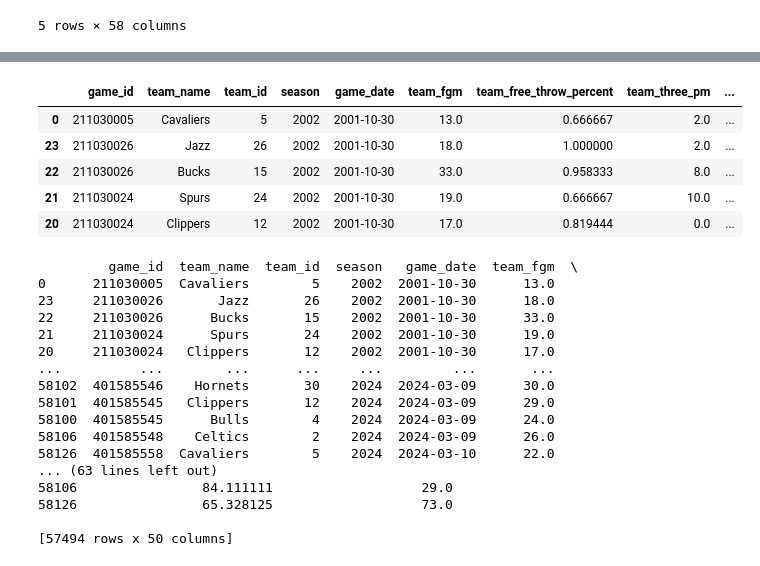
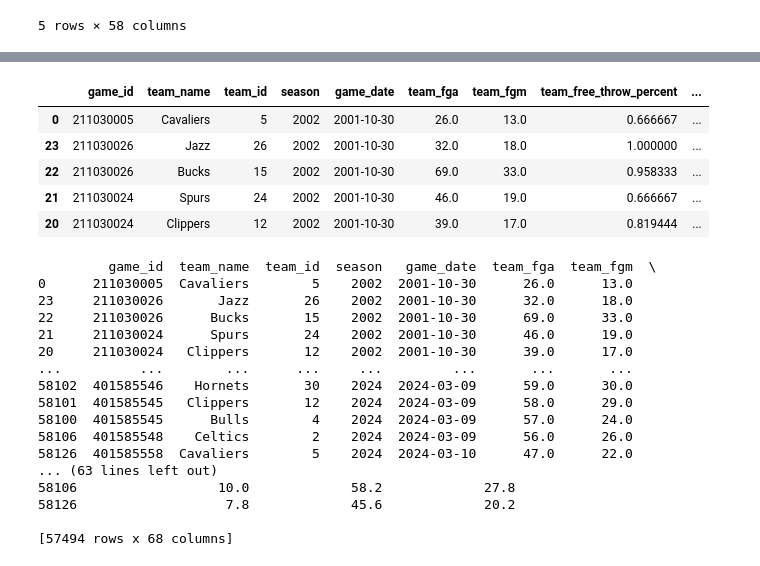
Before and after one commit to JoelManYunLee/Raptors_3_point_predictor, a Jupyter notebook: get_starter_data.ipynb, the cells around one changed output, grey strips where cells are left out. Saved outputs shown, nothing was run; the diff lists cells and outputs as text; code cells hidden in the pictures.

```diff
--- a/get_starter_data.ipynb
+++ b/get_starter_data.ipynb
@@ -68,6 +68,6 @@ box_score_df['possessions'] = box_score_df['field_goals_attempted'] + (0.44 * bo
 box_score_df['orating'] = 100 * (box_score_df['points']/box_score_df['possessions'])
 # %%
 # Filtering the dataframe for necessary columns
-box_score_df_filtered = box_score_df[['game_id','game_date', 'season', 'season_type', 'athlete_display_name','team_name', 'team_id', 'minutes', 'points', 'field_goals_made', 'three_point_field_goals_made', 'three_point_percent', 'free_throw_percent', 'offensive_rebounds', 'defensive_rebounds', 'orating', 'turnovers']]
+box_score_df_filtered = box_score_df[['game_id','game_date', 'season', 'season_type', 'athlete_display_name','team_name', 'team_id', 'opponent_team_id', 'minutes', 'points', 'field_goals_made', 'field_goals_attempted', 'three_point_field_goals_attempted','three_point_field_goals_made', 'three_point_percent', 'free_throw_percent', 'offensive_rebounds', 'defensive_rebounds', 'orating', 'turnovers']]
 box_score_df_filtered.head()
 # %% [output]
@@ -98,25 +98,27 @@ grouped_df.head()
 # %%
 # Aggregate data
 summary_data = grouped_df.agg(
+    team_fga=('field_goals_attempted', 'sum'),
     team_fgm=('field_goals_made', 'sum'),
     team_free_throw_percent=('free_throw_percent', 'mean'),
+    team_three_pa=('three_point_field_goals_attempted', 'sum'),
     team_three_pm=('three_point_field_goals_made', 'sum'),
     team_three_percent=('three_point_percent', 'mean'),
     team_orating=('orating', 'mean'),
     team_oreb=('offensive_rebounds','sum'),
     team_dreb=('defensive_rebounds', 'sum'),
     team_to=('offensive_rebounds','sum'),
     team_points=('points','sum')
 ).reset_index()
 summary_data = summary_data.sort_values('game_date')
 
 summary_data.head()
 # %% [output]
-|  | game_id | team_name | team_id | season | game_date | team_fgm | team_free_throw_percent | team_three_pm | ... |
-| 0 | 211030005 | Cavaliers | 5 | 2002 | 2001-10-30 | 13.0 | 0.666667 | 2.0 | ... |
-| 23 | 211030026 | Jazz | 26 | 2002 | 2001-10-30 | 18.0 | 1.000000 | 2.0 | ... |
-| 22 | 211030026 | Bucks | 15 | 2002 | 2001-10-30 | 33.0 | 0.958333 | 8.0 | ... |
-| 21 | 211030024 | Spurs | 24 | 2002 | 2001-10-30 | 19.0 | 0.666667 | 10.0 | ... |
-| 20 | 211030024 | Clippers | 12 | 2002 | 2001-10-30 | 17.0 | 0.819444 | 0.0 | ... |
+|  | game_id | team_name | team_id | season | game_date | team_fga | team_fgm | team_free_throw_percent | ... |
+| 0 | 211030005 | Cavaliers | 5 | 2002 | 2001-10-30 | 26.0 | 13.0 | 0.666667 | ... |
+| 23 | 211030026 | Jazz | 26 | 2002 | 2001-10-30 | 32.0 | 18.0 | 1.000000 | ... |
+| 22 | 211030026 | Bucks | 15 | 2002 | 2001-10-30 | 69.0 | 33.0 | 0.958333 | ... |
+| 21 | 211030024 | Spurs | 24 | 2002 | 2001-10-30 | 46.0 | 19.0 | 0.666667 | ... |
+| 20 | 211030024 | Clippers | 12 | 2002 | 2001-10-30 | 39.0 | 17.0 | 0.819444 | ... |
 # %%
 # List of columns to process
@@ -144,23 +157,23 @@ summary_data.dropna(inplace=True)
 # %%
 print(summary_data)
 # %% [output]
-         game_id  team_name  team_id  season   game_date  team_fgm  \
-0      211030005  Cavaliers        5    2002  2001-10-30      13.0
-23     211030026       Jazz       26    2002  2001-10-30      18.0
-22     211030026      Bucks       15    2002  2001-10-30      33.0
-21     211030024      Spurs       24    2002  2001-10-30      19.0
-20     211030024   Clippers       12    2002  2001-10-30      17.0
-...          ...        ...      ...     ...         ...       ...
-58102  401585546    Hornets       30    2024  2024-03-09      30.0
-58101  401585545   Clippers       12    2024  2024-03-09      29.0
-58100  401585545      Bulls        4    2024  2024-03-09      24.0
-58106  401585548    Celtics        2    2024  2024-03-09      26.0
-58126  401585558  Cavaliers        5    2024  2024-03-10      22.0
+         game_id  team_name  team_id  season   game_date  team_fga  team_fgm  \
+0      211030005  Cavaliers        5    2002  2001-10-30      26.0      13.0
+23     211030026       Jazz       26    2002  2001-10-30      32.0      18.0
+22     211030026      Bucks       15    2002  2001-10-30      69.0      33.0
+21     211030024      Spurs       24    2002  2001-10-30      46.0      19.0
+20     211030024   Clippers       12    2002  2001-10-30      39.0      17.0
+...          ...        ...      ...     ...         ...       ...       ...
+58102  401585546    Hornets       30    2024  2024-03-09      59.0      30.0
+58101  401585545   Clippers       12    2024  2024-03-09      58.0      29.0
+58100  401585545      Bulls        4    2024  2024-03-09      57.0      24.0
+58106  401585548    Celtics        2    2024  2024-03-09      56.0      26.0
+58126  401585558  Cavaliers        5    2024  2024-03-10      47.0      22.0
 ... (63 lines left out)
-58106                84.111111                   29.0
-58126                65.328125                   73.0
+58106                  10.0             58.2             27.8
+58126                   7.8             45.6             20.2
 
-[57494 rows x 50 columns]
+[57494 rows x 68 columns]
 # %%
 # Test to see if summary data is sorted and calculated properly
 summary_data[(summary_data['team_id'] == 9) & (summary_data['season'] == 2018)]
```
Also changed, not shown: parts of 5 cells of this notebook, 1 other file.
